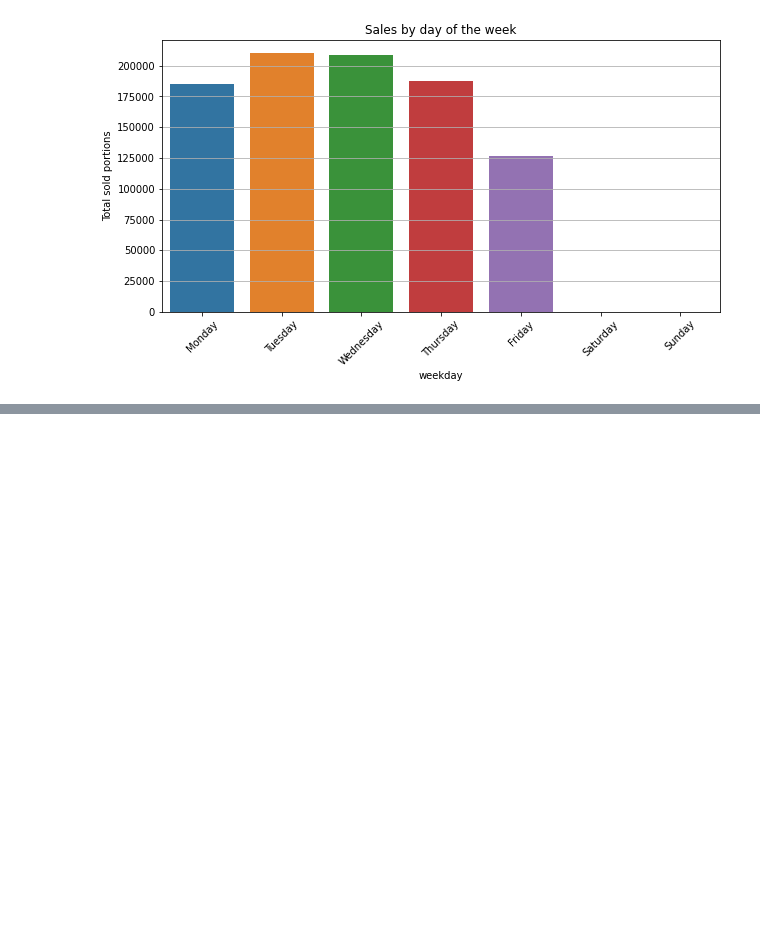
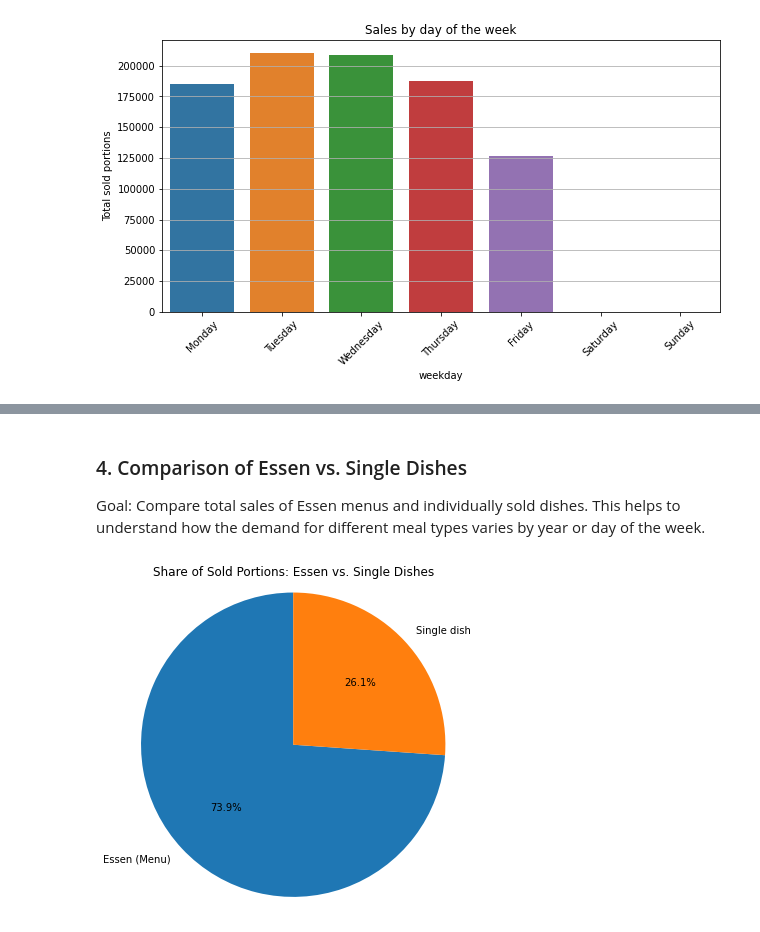
Before and after one commit to olyashevich/Predicting-food-demand-at-the-KU-Mensa, a Jupyter notebook: analysis.ipynb, the cells around one changed output, grey strips where cells are left out. Saved outputs shown, nothing was run; the diff lists cells and outputs as text; code cells hidden in the pictures; blank space fills up the shorter version.

```diff
--- a/analysis.ipynb
+++ b/analysis.ipynb
@@ -324,0 +423,14 @@ plt.show()
+# %% [markdown]
+### 4. Comparison of Essen vs. Single Dishes
+Goal: Compare total sales of Essen menus and individually sold dishes.
+This helps to understand how the demand for different meal types varies by year or day of the week.
+# %%
+type_summary = verkauf_df_enriched.groupby('dish_type')['sold_amount'].sum()
+
+plt.figure(figsize=(6, 6))
+plt.pie(type_summary, labels=type_summary.index, autopct='%1.1f%%', startangle=90)
+plt.title('Share of Sold Portions: Essen vs. Single Dishes')
+plt.axis('equal')
+plt.show()
+# %% [output]
+[figure, added]
```
Also changed, not shown: parts of 59 cells of this notebook.
